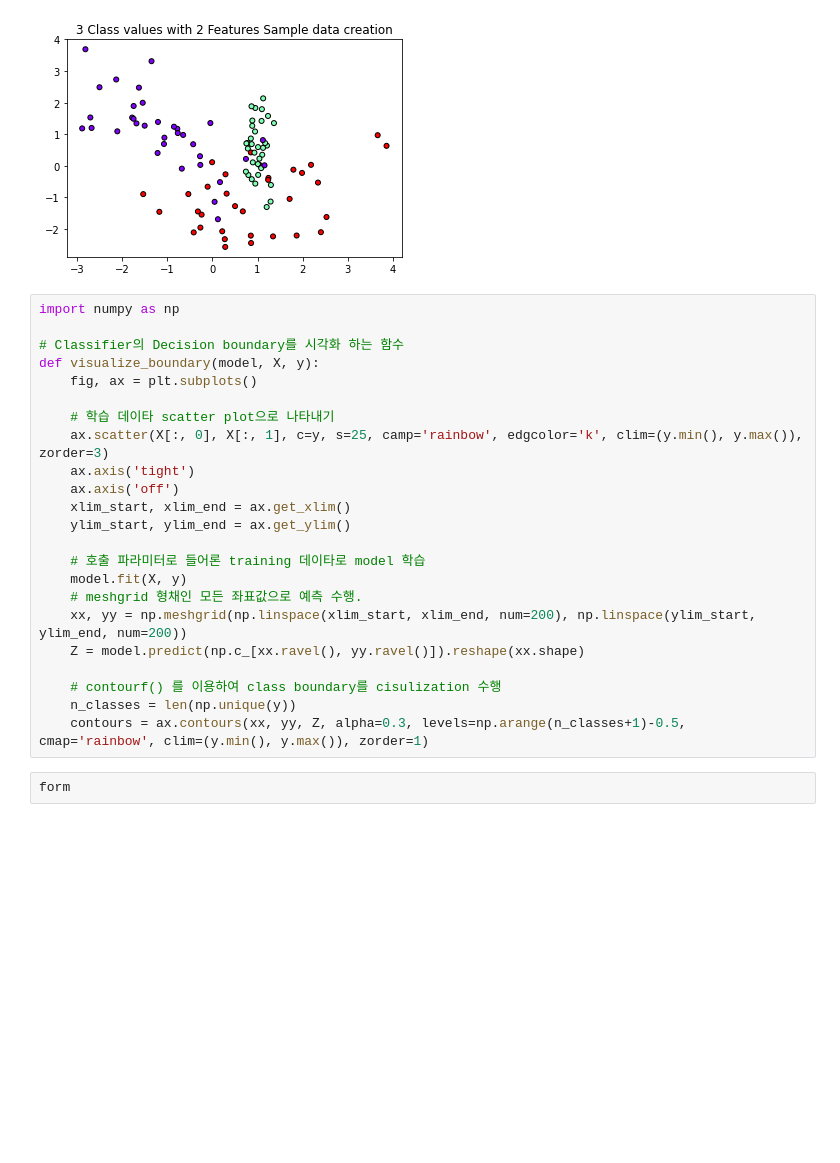
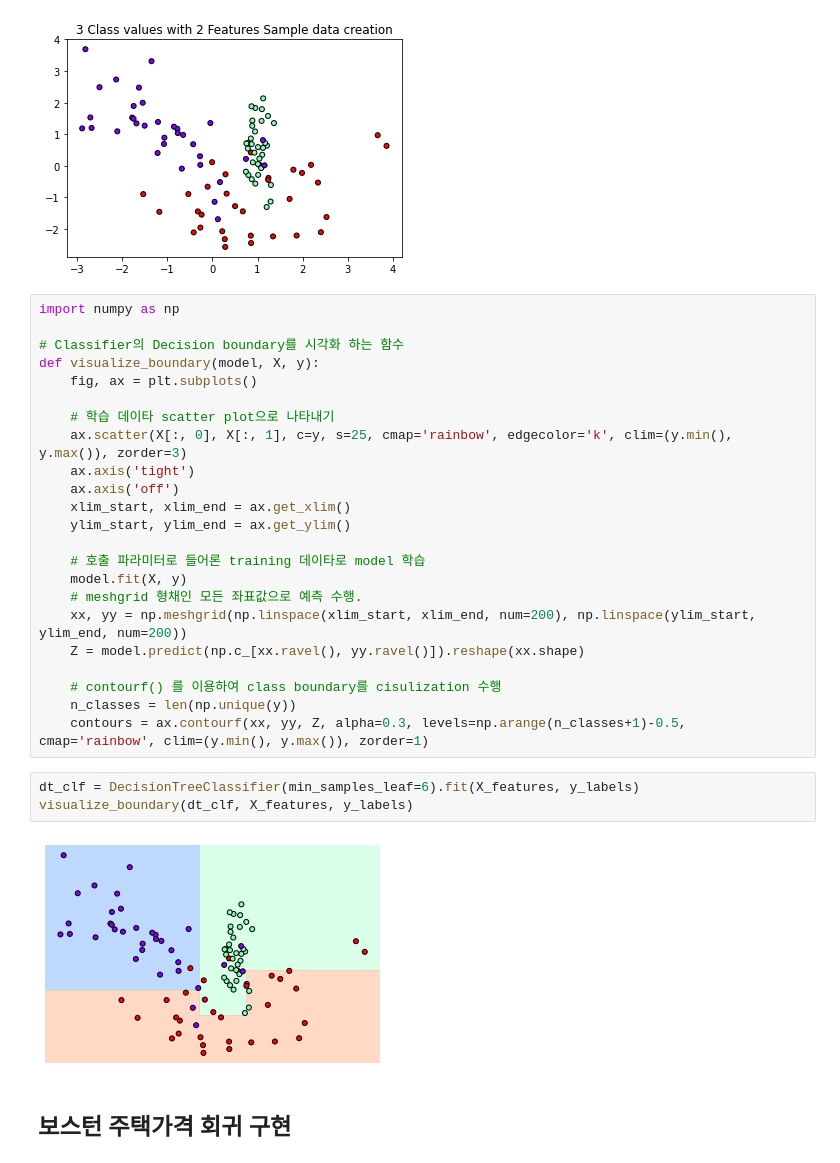
Before and after one commit to minchan5224/TIL, a Jupyter notebook: Multicampus/데이터 분석 이론및실습/실습/0609_실습.ipynb, the cells around one changed output. Saved outputs shown, nothing was run; the diff lists cells and outputs as text; blank space fills up the shorter version.

```diff
--- a/Multicampus/데이터 분석 이론및실습/실습/0609_실습.ipynb
+++ b/Multicampus/데이터 분석 이론및실습/실습/0609_실습.ipynb
@@ -87,7 +87,7 @@ def visualize_boundary(model, X, y):
     fig, ax = plt.subplots()
 
     # 학습 데이타 scatter plot으로 나타내기
-    ax.scatter(X[:, 0], X[:, 1], c=y, s=25, camp='rainbow', edgcolor='k', clim=(y.min(), y.max()), zorder=3)
+    ax.scatter(X[:, 0], X[:, 1], c=y, s=25, cmap='rainbow', edgecolor='k', clim=(y.min(), y.max()), zorder=3)
     ax.axis('tight')
     ax.axis('off')
     xlim_start, xlim_end = ax.get_xlim()
@@ -101,6 +101,11 @@ def visualize_boundary(model, X, y):
 
     # contourf() 를 이용하여 class boundary를 cisulization 수행
     n_classes = len(np.unique(y))
-    contours = ax.contours(xx, yy, Z, alpha=0.3, levels=np.arange(n_classes+1)-0.5, cmap='rainbow', clim=(y.min(), y.max()), zorder=1)
+    contours = ax.contourf(xx, yy, Z, alpha=0.3, levels=np.arange(n_classes+1)-0.5, cmap='rainbow', clim=(y.min(), y.max()), zorder=1)
-# %%
-form
+# %%
+dt_clf = DecisionTreeClassifier(min_samples_leaf=6).fit(X_features, y_labels)
+visualize_boundary(dt_clf, X_features, y_labels)
+# %% [output]
+[figure, added]
+# %% [markdown]
+## 보스턴 주택가격 회귀 구현
```
Also changed, not shown: parts of 9 cells of this notebook.
